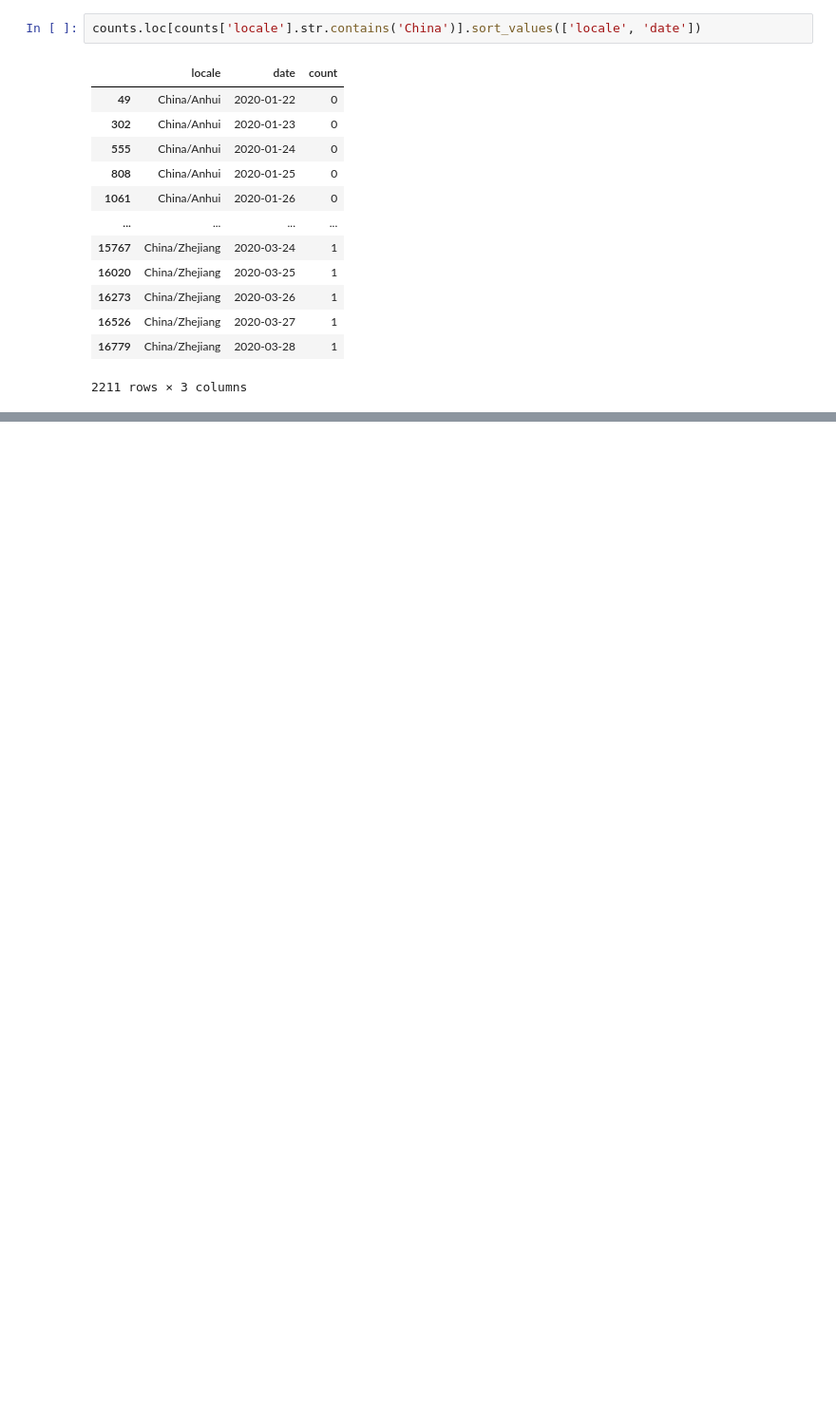
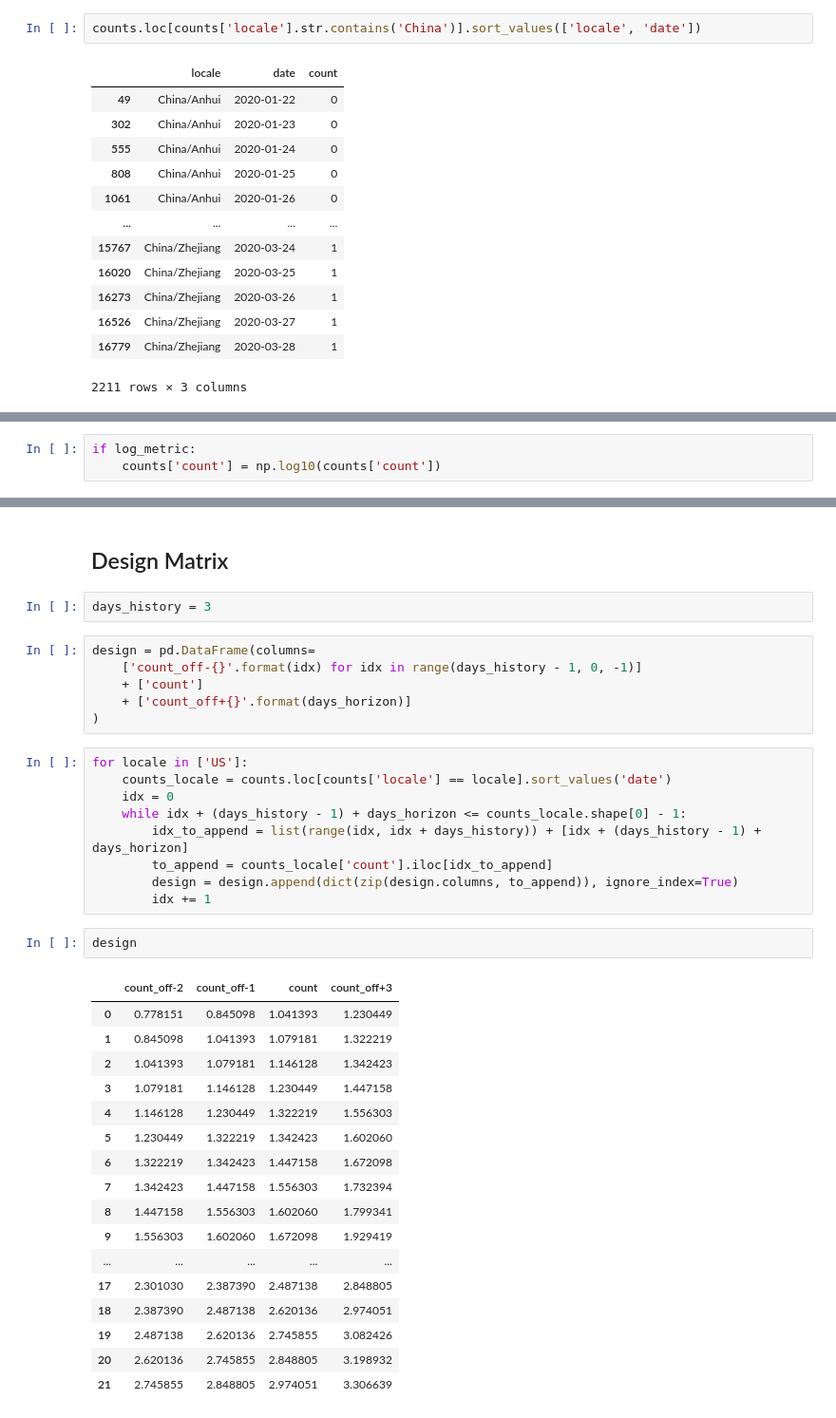
Before and after one commit to jgcorliss/covid-19, a Jupyter notebook: src/covid-19.ipynb, the cells around one changed output, grey strips where cells are left out. Shown: that part at 95% size. Saved outputs shown, nothing was run; the diff lists cells and outputs as text; blank space fills up the shorter version.

Commit message:
First pass at creating the design matrix

```diff
--- a/src/covid-19.ipynb
+++ b/src/covid-19.ipynb
@@ -184,0 +188,3 @@ for country in deaths['country'].unique()[-20:]:
+# %%
+if log_metric:
+    counts['count'] = np.log10(counts['count'])
@@ -184,0 +205,39 @@ for country in deaths['country'].unique()[-20:]:
+# %% [markdown]
+## Design Matrix
+# %%
+days_history = 3
+# %%
+design = pd.DataFrame(columns=
+    ['count_off-{}'.format(idx) for idx in range(days_history - 1, 0, -1)]
+    + ['count']
+    + ['count_off+{}'.format(days_horizon)]
+)
+# %%
+for locale in ['US']:
+    counts_locale = counts.loc[counts['locale'] == locale].sort_values('date')
+    idx = 0
+    while idx + (days_history - 1) + days_horizon <= counts_locale.shape[0] - 1:
+        idx_to_append = list(range(idx, idx + days_history)) + [idx + (days_history - 1) + days_horizon]
+        to_append = counts_locale['count'].iloc[idx_to_append]
+        design = design.append(dict(zip(design.columns, to_append)), ignore_index=True)
+        idx += 1
+# %%
+design
+# %% [output]
+|  | count_off-2 | count_off-1 | count | count_off+3 |
+| 0 | 0.778151 | 0.845098 | 1.041393 | 1.230449 |
+| 1 | 0.845098 | 1.041393 | 1.079181 | 1.322219 |
+| 2 | 1.041393 | 1.079181 | 1.146128 | 1.342423 |
+| 3 | 1.079181 | 1.146128 | 1.230449 | 1.447158 |
+| 4 | 1.146128 | 1.230449 | 1.322219 | 1.556303 |
+| 5 | 1.230449 | 1.322219 | 1.342423 | 1.602060 |
+| 6 | 1.322219 | 1.342423 | 1.447158 | 1.672098 |
+| 7 | 1.342423 | 1.447158 | 1.556303 | 1.732394 |
+| 8 | 1.447158 | 1.556303 | 1.602060 | 1.799341 |
+| 9 | 1.556303 | 1.602060 | 1.672098 | 1.929419 |
+| ... | ... | ... | ... | ... |
+| 17 | 2.301030 | 2.387390 | 2.487138 | 2.848805 |
+| 18 | 2.387390 | 2.487138 | 2.620136 | 2.974051 |
+| 19 | 2.487138 | 2.620136 | 2.745855 | 3.082426 |
+| 20 | 2.620136 | 2.745855 | 2.848805 | 3.198932 |
+| 21 | 2.745855 | 2.848805 | 2.974051 | 3.306639 |
```
Also changed, not shown: parts of 9 cells of this notebook.
